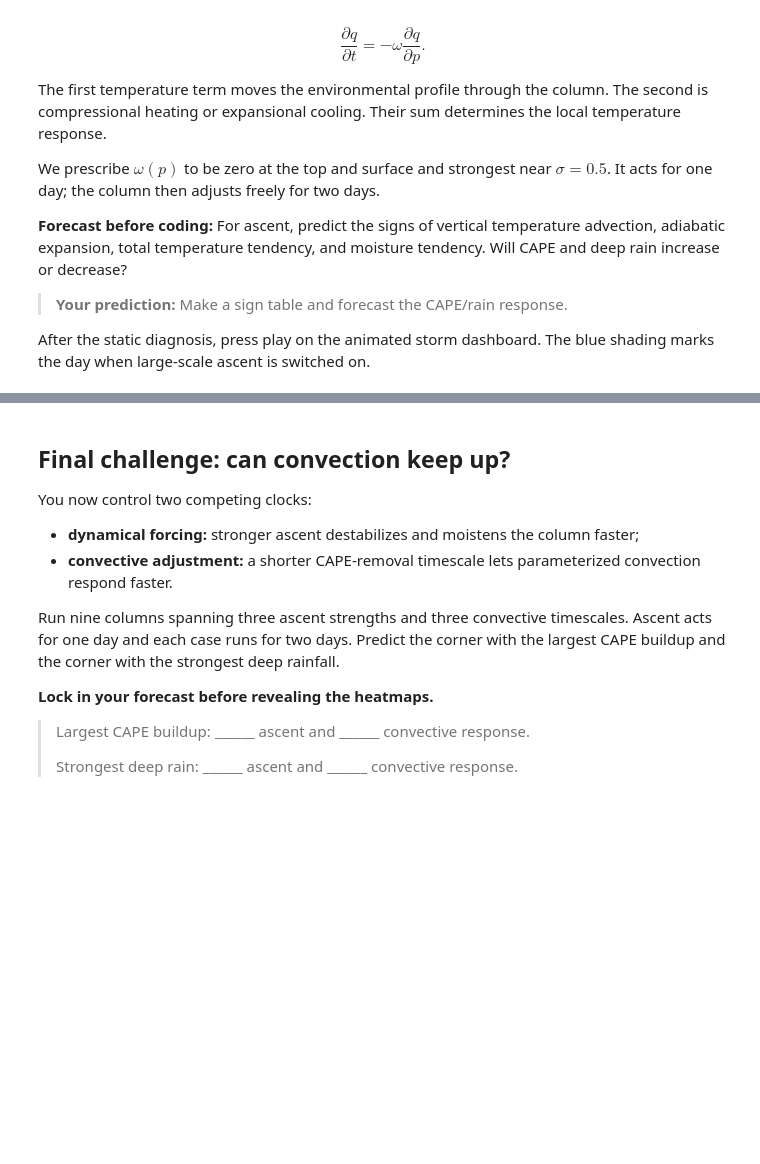
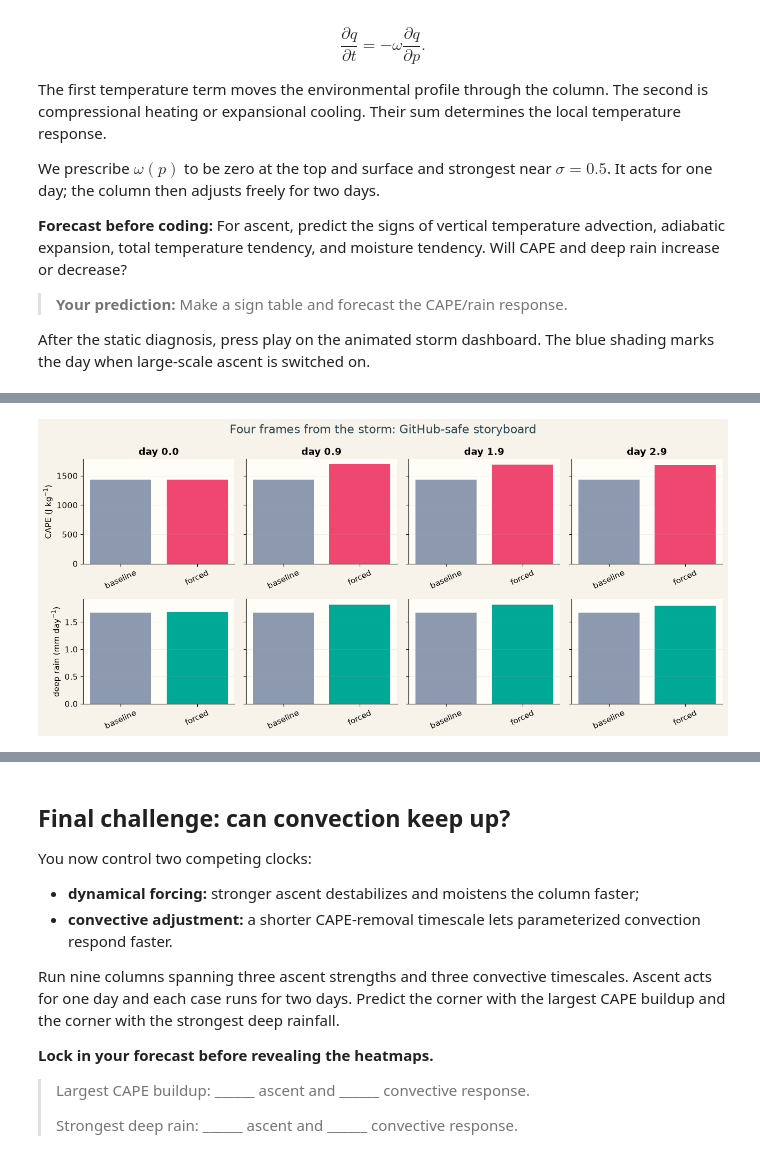
Before and after one commit to evanwellmeyer/GCM, a Jupyter notebook: notebooks/02_experiments_atm407.ipynb, the cells around one changed output, grey strips where cells are left out. Drawn from its saved outputs; the diff is of its cells as text; code cells hidden in the pictures; blank space fills up the shorter version.

```diff
--- a/notebooks/02_experiments_atm407.ipynb
+++ b/notebooks/02_experiments_atm407.ipynb
@@ -504,9 +519,23 @@ total runtime: 55.9 s
 # %%
 #@title Play the column response { display-mode: "form" }
-controlcape = series(controlhistory, 'cape')
-forcedcape = series(forcedhistory, 'cape')
-controlrain = series(controlhistory, 'precip_conv', scale=86400)
-forcedrain = series(forcedhistory, 'precip_conv', scale=86400)
+snapshotindices = np.linspace(0, len(timeaxis) - 1, 4).astype(int)
+fig, axes = plt.subplots(2, 4, figsize=(13, 6), sharey='row')
+for column, index in enumerate(snapshotindices):
+    axes[0, column].bar(['baseline', 'forced'], [controlcape[index], forcedcape[index]],
+                        color=[colors['cloud'], colors['heat']])
+    axes[1, column].bar(['baseline', 'forced'], [controlrain[index], forcedrain[index]],
+                        color=[colors['cloud'], colors['rain']])
+    axes[0, column].set_title(f'day {timeaxis[index]:.1f}')
+    axes[0, column].tick_params(axis='x', rotation=25)
+    axes[1, column].tick_params(axis='x', rotation=25)
+    axes[0, column].grid(axis='y', alpha=0.2)
+    axes[1, column].grid(axis='y', alpha=0.2)
+axes[0, 0].set_ylabel('CAPE (J kg$^{-1}$)')
+axes[1, 0].set_ylabel('deep rain (mm day$^{-1}$)')
+fig.suptitle('Four frames from the storm: GitHub-safe storyboard', fontsize=16, color=colors['storm'])
+fig.tight_layout()
+plt.show()
+
 frames = np.unique(np.linspace(0, len(timeaxis) - 1, min(30, len(timeaxis))).astype(int))
 
 fig, axes = plt.subplots(1, 2, figsize=(11, 4.5))
@@ -519,33 +548,34 @@ rainlines = [
     axes[1].plot([], [], color=colors['rain'], linewidth=3, label='forced')[0],
 ]
 for ax, values, ylabel, title in [
     (axes[0], [controlcape, forcedcape], 'CAPE (J kg$^{-1}$)', 'Fuel available'),
     (axes[1], [controlrain, forcedrain], 'deep rain (mm day$^{-1}$)', 'Convective response'),
 ]:
     lower = min(array.min() for array in values)
     upper = max(array.max() for array in values)
     margin = max((upper - lower) * 0.12, 0.02)
     ax.set(xlim=(timeaxis[0], timeaxis[-1]), ylim=(lower - margin, upper + margin),
            xlabel='model day', ylabel=ylabel, title=title)
     ax.axvspan(0, 1, color=colors['sky'], alpha=0.10, label='ascent on')
     ax.grid(alpha=0.2)
     ax.legend(loc='best')
 clock = fig.suptitle('', fontsize=16, color=colors['storm'])
 
 def draw(frame):
     end = frame + 1
     capelines[0].set_data(timeaxis[:end], controlcape[:end])
     capelines[1].set_data(timeaxis[:end], forcedcape[:end])
     rainlines[0].set_data(timeaxis[:end], controlrain[:end])
     rainlines[1].set_data(timeaxis[:end], forcedrain[:end])
     status = 'large-scale ascent ON' if timeaxis[frame] <= 1 else 'large-scale ascent OFF'
     clock.set_text(f'Day {timeaxis[frame]:.2f}  |  {status}')
     return capelines + rainlines + [clock]
 
 movie = animation.FuncAnimation(fig, draw, frames=frames, interval=140, blit=False)
 plt.close(fig)
 display(HTML(movie.to_jshtml()))
 # %% [output]
+[figure, added]
 [interactive output not drawn]
 # %% [markdown]
 ## Final challenge: can convection keep up?
```
Also changed, not shown: parts of 8 cells of this notebook.
